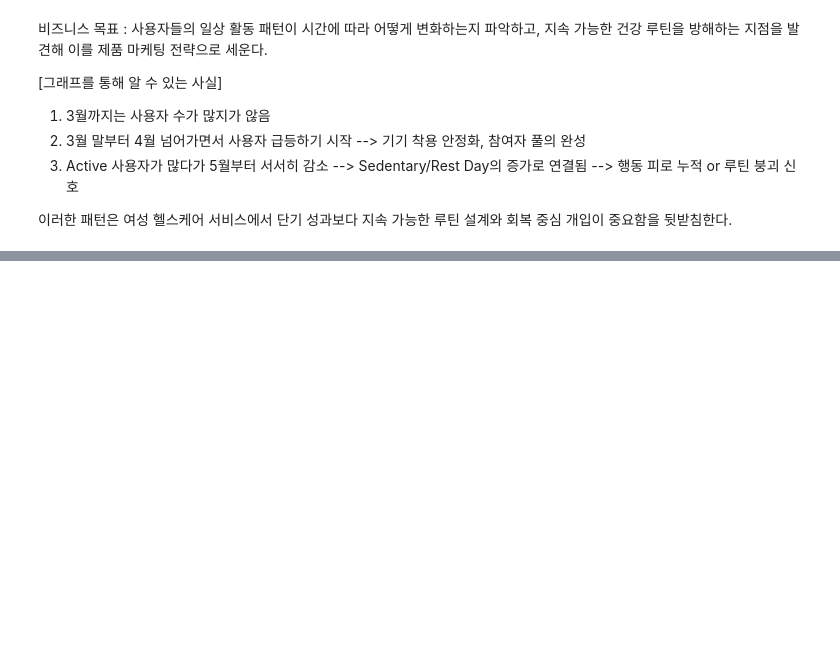
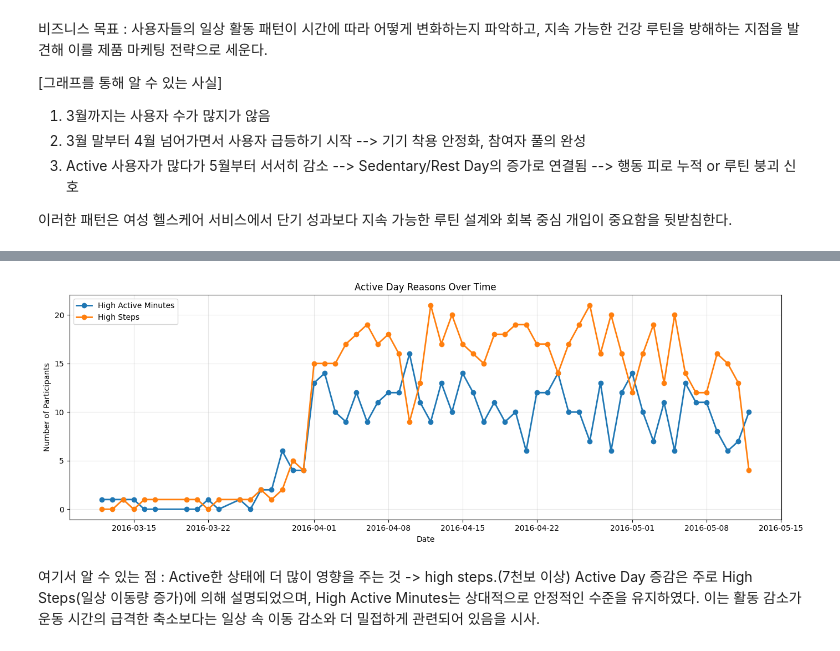
Before and after one commit to jeesy95-creator/sparta_15, a Jupyter notebook: notebooks/Leejw.ipynb, the cells around one changed output, grey strips where cells are left out. Cells and saved outputs as stored; diff of their text form; code cells hidden in the pictures; blank space fills up the shorter version.

```diff
--- a/notebooks/Leejw.ipynb
+++ b/notebooks/Leejw.ipynb
@@ -147,0 +190,9 @@ plt.show()
+# %%
+pivot_reason = (
+    active_only
+    .groupby(["ActivityDate", "active_reason"])
+    .size()
+    .unstack(fill_value=0)
+    .sort_index()
+)
+pivot_reason
@@ -147,0 +218,34 @@ plt.show()
+# %%
+import matplotlib.pyplot as plt
+
+plt.figure(figsize=(14, 5))
+
+plt.plot(
+    pivot_reason.index,
+    pivot_reason["High Active Minutes"],
+    marker="o",
+    linewidth=2,
+    label="High Active Minutes"
+)
+
+plt.plot(
+    pivot_reason.index,
+    pivot_reason["High Steps"],
+    marker="o",
+    linewidth=2,
+    label="High Steps"
+)
+
+plt.xlabel("Date")
+plt.ylabel("Number of Participants")
+plt.title("Active Day Reasons Over Time")
+plt.legend()
+plt.grid(alpha=0.3)
+plt.tight_layout()
+plt.show()
+# %% [output]
+[figure, added]
+# %% [markdown]
+여기서 알 수 있는 점 : Active한 상태에 더 많이 영향을 주는 것 -> high steps.(7천보 이상)
+Active Day 증감은 주로 High Steps(일상 이동량 증가)에 의해 설명되었으며, High Active Minutes는 상대적으로 안정적인 수준을 유지하였다.
+이는 활동 감소가 운동 시간의 급격한 축소보다는 일상 속 이동 감소와 더 밀접하게 관련되어 있음을 시사.
```
Also changed, not shown: parts of 3 cells of this notebook.
